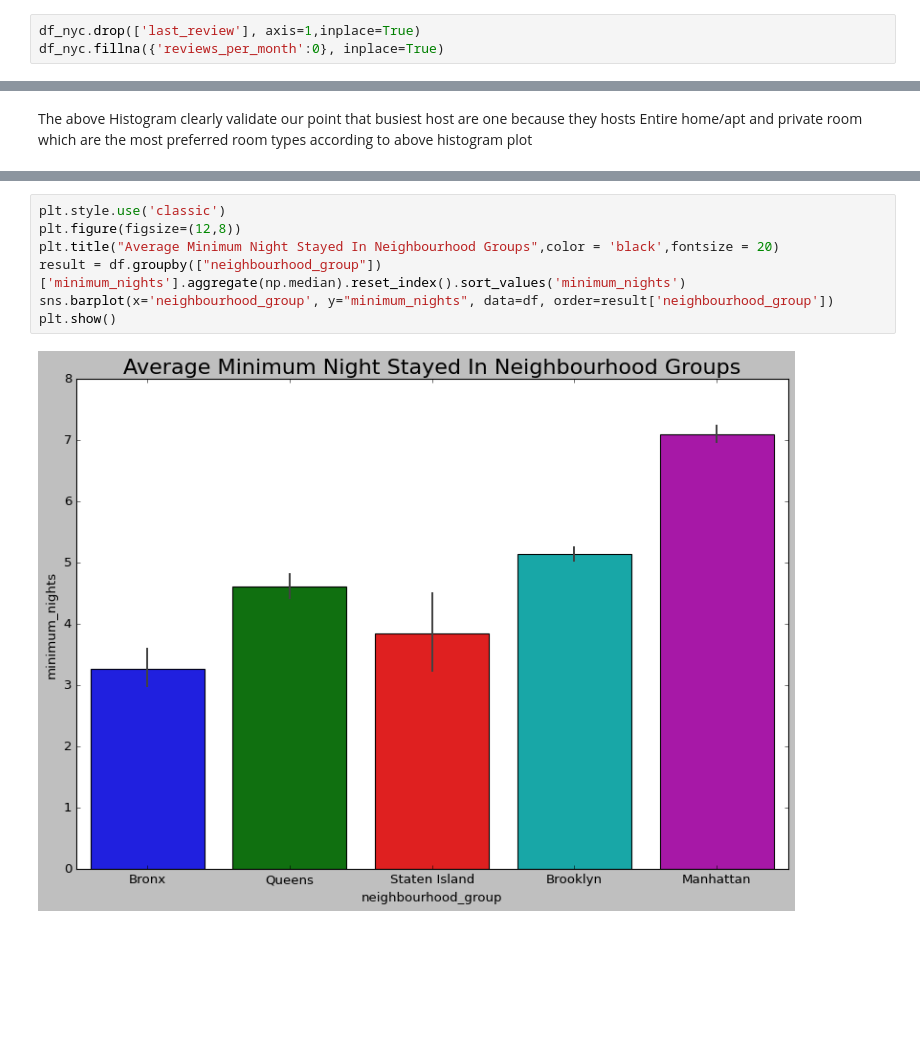
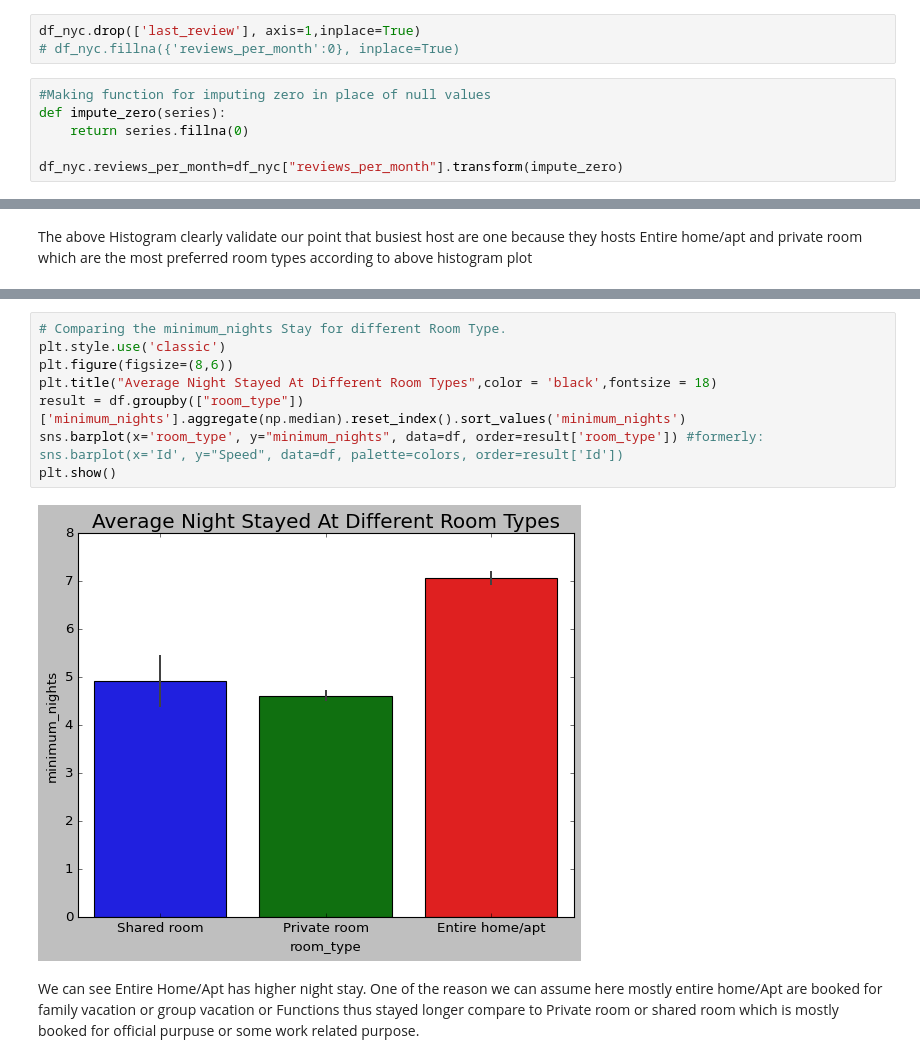
Before and after one commit to kashifkamran639/Airbnb-NYC-2019, a Jupyter notebook: Kashif_Kamran_Airbnb_Bookings_Analysis_Capstone_Project.ipynb, the cells around one changed output, grey strips where cells are left out. Drawn from its saved outputs; the diff is of its cells as text; blank space fills up the shorter version.

```diff
--- a/Kashif_Kamran_Airbnb_Bookings_Analysis_Capstone_Project.ipynb
+++ b/Kashif_Kamran_Airbnb_Bookings_Analysis_Capstone_Project.ipynb
@@ -145,4 +162,10 @@ As we can see there are some Null Values in **host_name**, **name** , **last_rev
 <u/>**last_review** and **reviews_per_month**</u> : we found Null Values are for those properties which doesn't have any reviews. so will replace all the Null values of review_per_month with zero ('0') and drop the **last_review** as column has very high Null Values and negligible relevence with our problem set for EDA.
 # %%
 df_nyc.drop(['last_review'], axis=1,inplace=True)
-df_nyc.fillna({'reviews_per_month':0}, inplace=True)
+# df_nyc.fillna({'reviews_per_month':0}, inplace=True)
+# %%
+#Making function for imputing zero in place of null values
+def impute_zero(series):
+    return series.fillna(0)
+
+df_nyc.reviews_per_month=df_nyc["reviews_per_month"].transform(impute_zero)
@@ -455,10 +507,13 @@ plt.show()
 # %%
+# Comparing the minimum_nights Stay for different Room Type.
 plt.style.use('classic')
-plt.figure(figsize=(12,8))
-plt.title("Average Minimum Night Stayed In Neighbourhood Groups",color = 'black',fontsize = 20)
-result = df.groupby(["neighbourhood_group"])['minimum_nights'].aggregate(np.median).reset_index().sort_values('minimum_nights')
-sns.barplot(x='neighbourhood_group', y="minimum_nights", data=df, order=result['neighbourhood_group'])
+plt.figure(figsize=(8,6))
+plt.title("Average Night Stayed At Different Room Types",color = 'black',fontsize = 18)
+result = df.groupby(["room_type"])['minimum_nights'].aggregate(np.median).reset_index().sort_values('minimum_nights')
+sns.barplot(x='room_type', y="minimum_nights", data=df, order=result['room_type']) #formerly: sns.barplot(x='Id', y="Speed", data=df, palette=colors, order=result['Id'])
 plt.show()
 # %% [output]
-[figure, old version]
+[figure, new version]
+# %% [markdown]
+We can see Entire Home/Apt has higher night stay. One of the reason we can assume here mostly entire home/Apt are booked for family vacation or group vacation or Functions thus stayed longer compare to Private room or shared room which is mostly booked for official purpuse or some work related purpose.
 # %%
```
Also changed, not shown: parts of 36 cells of this notebook.
